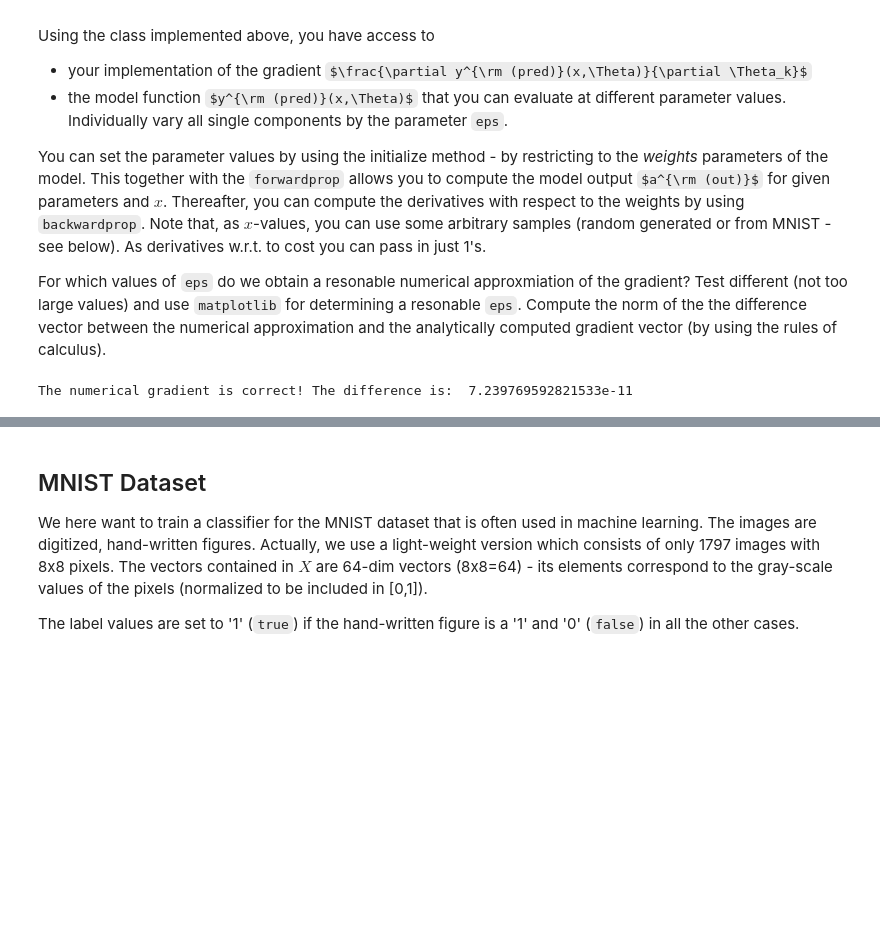
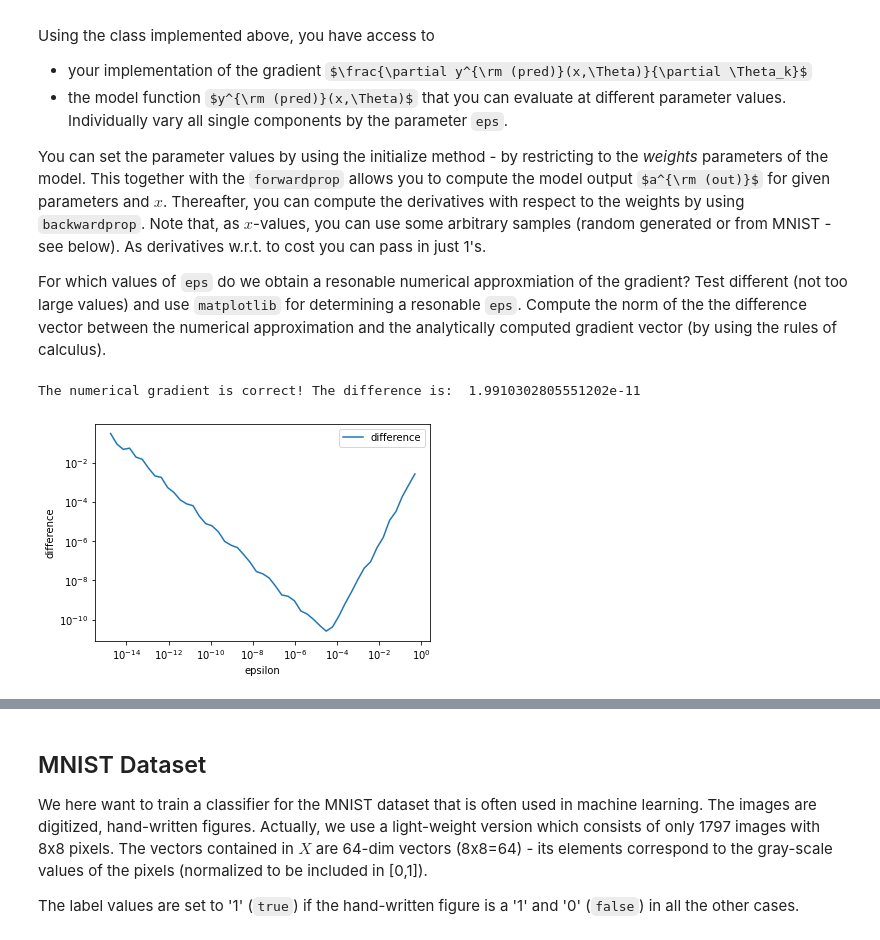
Before and after one commit to hariveliki/vta_le7_mini_challenge, a Jupyter notebook: train_neural_net_stud_V4.ipynb, the cells around one changed output, grey strips where cells are left out. Saved outputs shown, nothing was run; the diff lists cells and outputs as text; code cells hidden in the pictures; some formulas as TeX source; blank space fills up the shorter version.

Commit message:
Fixed: gradient checking

```diff
--- a/train_neural_net_stud_V4.ipynb
+++ b/train_neural_net_stud_V4.ipynb
@@ -492,6 +499,7 @@ def numerical_gradient(model: Model,
     gradient -- numerical gradient at the given weights parameters (for the hidden and the output layer)
     """
     # START YOUR CODE
+    model.weights_hidden = weights_hidden
     gradient_hidden = np.zeros(model.weights_hidden.shape)
     for i in range(model.weights_hidden.shape[0]):
         for j in range(model.weights_hidden.shape[1]):
@@ -502,6 +510,7 @@ def numerical_gradient(model: Model,
             model.weights_hidden[i,j] += eps
             gradient_hidden[i,j] = (y_pred_plus - y_pred_minus) / (2*eps)
 
+    model.weights_output = weights_output
     gradient_output = np.zeros(model.weights_output.shape)
     for i in range(model.weights_output.shape[0]):
         for j in range(model.weights_output.shape[1]):
@@ -517,38 +526,55 @@ def numerical_gradient(model: Model,
 # Comparison with the analytically computed gradient vector
 # START YOUR CODE
 
-# load data
-data = np.load( "./mnist.npz" )
-X = data['X'].T[1:,:]
-y = data['y'].T.reshape(1,X.shape[1])
+def difference_of_numerical_and_analytical_gradient(eps: float = 1e-5) -> float:
+    # load data
+    data = np.load( "./mnist.npz" )
+    X = data['X'].T[1:,:]
+    y = data['y'].T.reshape(1,X.shape[1])
 
-n0 = X.shape[0]
-n1 = 50
+    n0 = X.shape[0]
+    n1 = 50
 
-# init model
-model = Model(n0, n1)
-weights_hidden, weights_output = initial_weights(n0, n1)
+    # init model
+    model = Model(n0, n1)
+    weights_hidden, weights_output = initial_weights(n0, n1)
 
-# analytical gradient
-model.initialize(weights_hidden, weights_output)
-y_pred = model.forwardprop(X[:,0].reshape((-1,1)))
-model.backwardprop(np.ones((1,X.shape[1])))
-model_gradient = np.concatenate((model.grad_weights_hidden.reshape(-1), model.grad_weights_output.reshape(-1)), axis=0)
+    # analytical gradient
+    model.initialize(weights_hidden, weights_output)
+    y_pred = model.forwardprop(X[:,0].reshape((-1,1)))
+    model.backwardprop(np.ones((1,X.shape[1])))
+    model_gradient = np.concatenate((model.grad_weights_hidden.reshape(-1), model.grad_weights_output.reshape(-1)), axis=0)
 
-# numerical gradient
-num_gradient_hidden, num_gradient_output = numerical_gradient(model, X[:,0].reshape((-1,1)), weights_hidden, weights_output)
-num_gradient = np.concatenate((num_gradient_hidden.reshape(-1), num_gradient_output.reshape(-1)), axis=0)
+    # numerical gradient
+    num_gradient_hidden, num_gradient_output = numerical_gradient(model, X[:,0].reshape((-1,1)), weights_hidden, weights_output, eps)
+    num_gradient = np.concatenate((num_gradient_hidden.reshape(-1), num_gradient_output.reshape(-1)), axis=0)
 
 
-# compute the difference
-difference = np.linalg.norm(num_gradient - model_gradient) / (np.linalg.norm(num_gradient) + np.linalg.norm(model_gradient))
+    # compute the difference
+    difference = np.linalg.norm(num_gradient - model_gradient) / (np.linalg.norm(num_gradient) + np.linalg.norm(model_gradient))
+    return difference
 
+
+difference = difference_of_numerical_and_analytical_gradient(3e-5)
 # check if the difference is below the threshold
 assert(difference < 1e-7)
 if difference < 1e-7:
     print("The numerical gradient is correct! The difference is: ", difference)
-
-
-# END YOUR CODE
 # %% [output]
-The numerical gradient is correct! The difference is:  7.239769592821533e-11
+The numerical gradient is correct! The difference is:  1.9910302805551202e-11
+# %%
+differences = []
+epss = np.array([1/(2**x) for x in range(1,50)])
+for i in epss:
+    differences.append(difference_of_numerical_and_analytical_gradient(i))
+
+plt.plot(epss, np.array(differences), label="difference")
+# set scale of x-axis to logarithmic
+plt.xscale("log")
+plt.yscale("log")
+plt.xlabel("epsilon")
+plt.ylabel("difference")
+plt.legend()
+plt.show()
+# %% [output]
+[figure, added]
```
Also changed, not shown: parts of 6 cells of this notebook.
